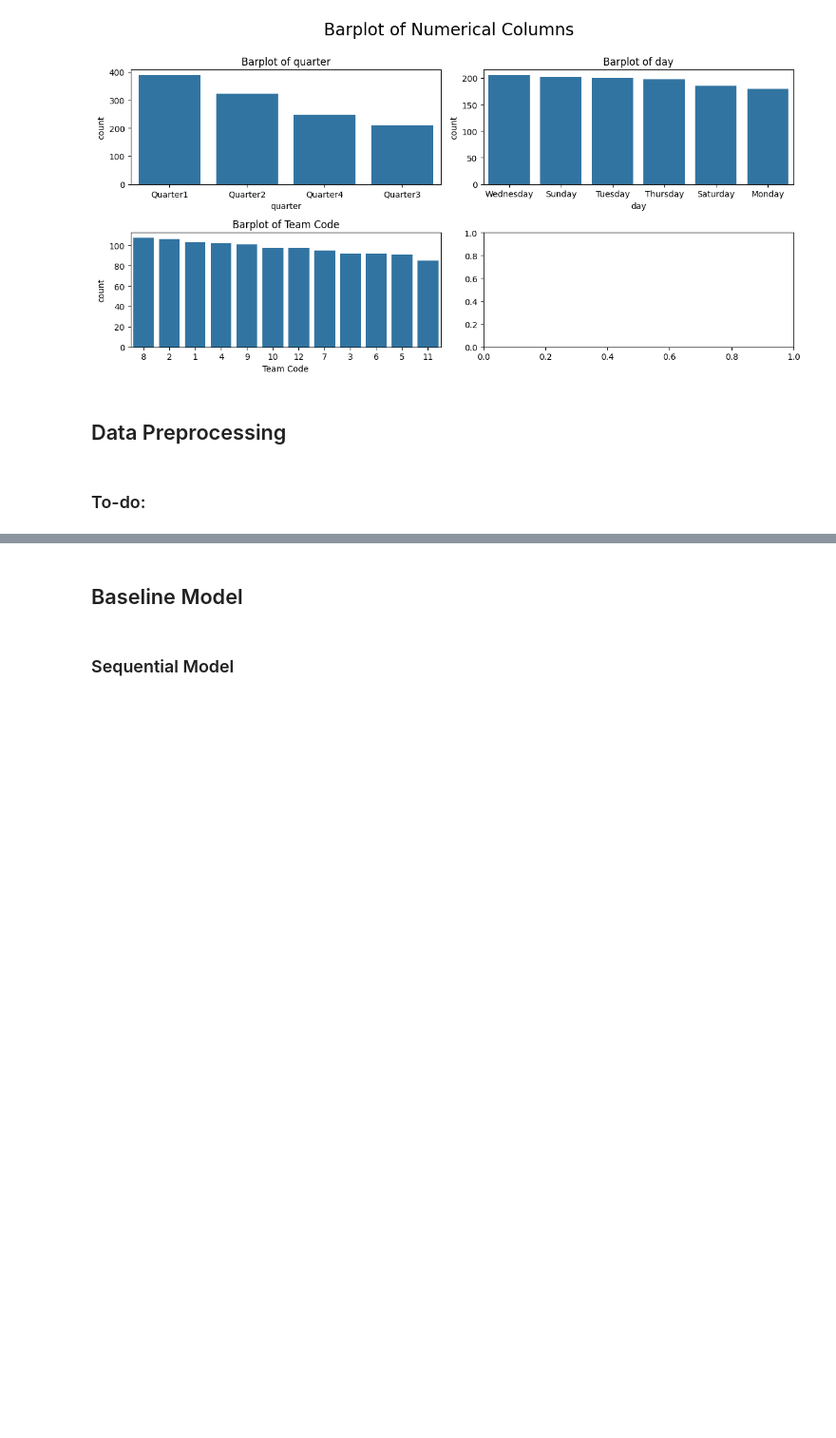
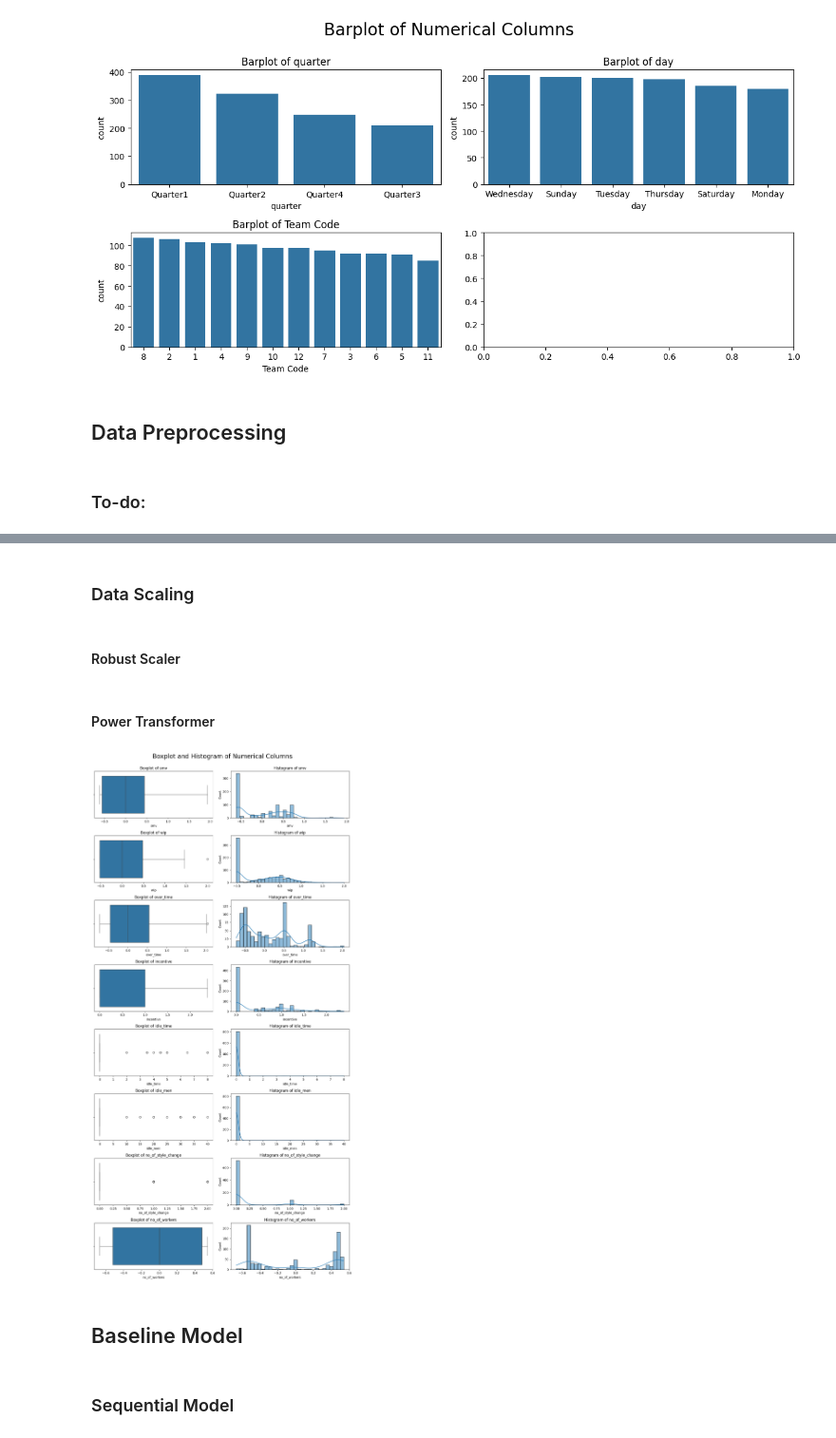
Before and after one commit to Tinnne/UTSDeepLearning, a Jupyter notebook: Number1.ipynb, the cells around one changed output, grey strips where cells are left out. Shown at 95% size. Drawn from its saved outputs; the diff is of its cells as text; code cells hidden in the pictures; blank space fills up the shorter version.

Commit message:
UPD: Baseline Model

```diff
--- a/Number1.ipynb
+++ b/Number1.ipynb
@@ -523,0 +537,3 @@ cat_plot(data)
+# %%
+num_cols = x.select_dtypes(include=["number"]).columns
+cat_cols = x.select_dtypes(exclude=["number"]).columns
@@ -523,0 +542,3 @@ cat_plot(data)
+# %%
+x = pd.get_dummies(x, cat_cols)
+x.head()
@@ -523,0 +555,12 @@ cat_plot(data)
+# %%
+from sklearn.model_selection import train_test_split
+
+# First split into train (60%) and temp (40%)
+x_temp, x_test, y_temp, y_test = train_test_split(
+    x, y, test_size=0.2, random_state=42
+)
+
+# Then split temp into validation (20%) and test (20%)
+x_train, x_val, y_train, y_val = train_test_split(
+    x_temp, y_temp, test_size=0.125, random_state=42
+)
@@ -523,0 +583,2 @@ cat_plot(data)
+# %% [markdown]
+### Data Scaling
@@ -523,0 +592,19 @@ cat_plot(data)
+# %% [markdown]
+#### Robust Scaler
+# %%
+from sklearn.preprocessing import RobustScaler
+
+scaler = RobustScaler()
+
+x_train_scaled = scaler.fit_transform(x_train[num_cols])
+scaled_train_df = pd.DataFrame(x_train_scaled, columns=num_cols, index=x_train.index)
+
+x_val_scaled = scaler.transform(x_val[num_cols])
+scaled_val_df = pd.DataFrame(x_val_scaled, columns=num_cols, index=x_val.index)
+
+x_test_scaled = scaler.transform(x_test[num_cols])
+scaled_test_df = pd.DataFrame(x_test_scaled, columns=num_cols, index=x_test.index)
+
+x_train = pd.concat([x_train.drop(columns=num_cols), scaled_train_df], axis=1)
+x_val = pd.concat([x_val.drop(columns=num_cols), scaled_val_df], axis=1)
+x_test = pd.concat([x_test.drop(columns=num_cols), scaled_test_df], axis=1)
@@ -523,0 +622,2 @@ cat_plot(data)
+# %% [markdown]
+#### Power Transformer
@@ -524,3 +641,7 @@ cat_plot(data)
+# %%
+num_plot(x_train)
+# %% [output]
+[figure, added]
 # %% [markdown]
 ## Baseline Model
 # %% [markdown]
```
Also changed, not shown: parts of 15 cells of this notebook.
